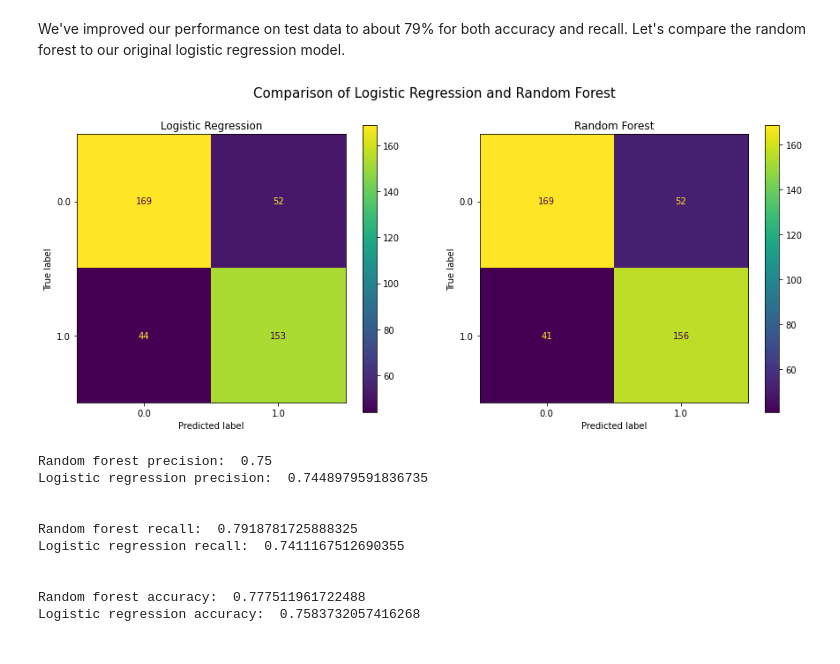
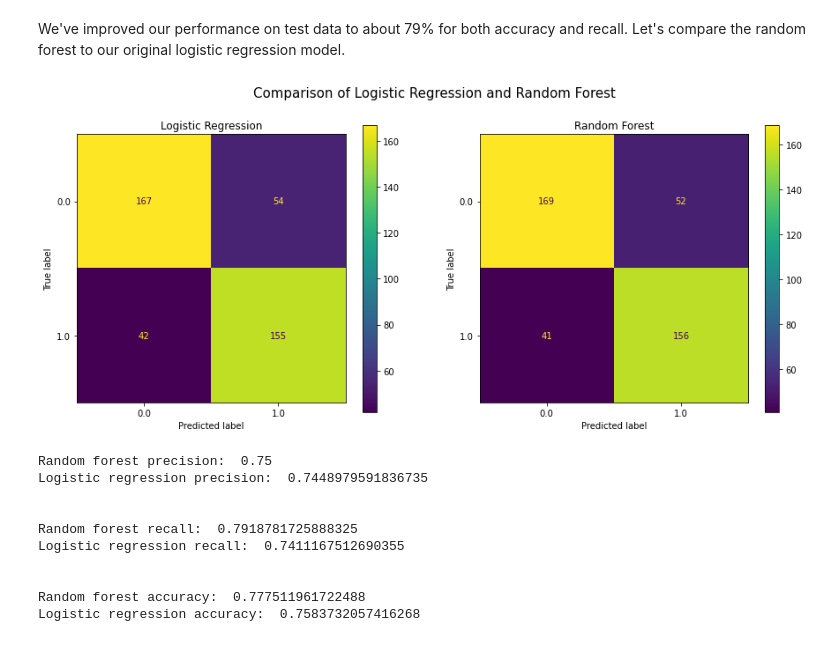
Before and after one commit to emgerber88/County_Pres_Election_Modeling, a Jupyter notebook: County_Pres_Election_Modeling.ipynb, the cells around one changed output. Drawn from its saved outputs; the diff is of its cells as text; code cells hidden in the pictures.

Commit message:
added tuned logistic regression model

```diff
--- a/County_Pres_Election_Modeling.ipynb
+++ b/County_Pres_Election_Modeling.ipynb
@@ -454,0 +458,7 @@ Consequently, we're hoping to minimize our false negatives and maximize our reca
+# %%
+lr_tuned_decision = LogisticRegression(penalty = 'l1', solver = 'liblinear', random_state= 42)
+lr_tuned_pipe = Pipeline([('scaler', StandardScaler()),
+                    ('model', lr_tuned_decision)])
+lr_tuned_params = {'model__C': [.1, 1, 10, 100]}
+lr_tuned_cv = GridSearchCV(estimator = lr_tuned_pipe, param_grid = lr_tuned_params, cv = 5, return_train_score=True)
+lr_tuned_cv.fit(X_train, y_train)
@@ -454,0 +483,3 @@ Consequently, we're hoping to minimize our false negatives and maximize our reca
+# %%
+best_lr_tuned_model = lr_tuned_cv.best_estimator_
+y_pred_lr_tuned = best_lr_tuned_model.predict(X_test)
@@ -578,15 +628,15 @@ We've improved our performance on test data to about 79% for both accuracy and r
 # %%
 fig, axes = plt.subplots(nrows=1, ncols=2, figsize=(15, 6))
 
 fig.suptitle('Comparison of Logistic Regression and Random Forest', fontsize = 15)
 
 axes[0].set_title("Logistic Regression")
 axes[1].set_title("Random Forest")
 
-plot_confusion_matrix(baseline_pipe, X_test, y_test, ax=axes[0])
+plot_confusion_matrix(best_lr_tuned_model, X_test, y_test, ax=axes[0])
 plot_confusion_matrix(best_rf_model, X_test, y_test, ax=axes[1]);
 # %% [output]
-[figure, old version]
+[figure, new version]
 # %%
 print('Random forest precision: ', precision_score(y_test, y_pred_rf))
 print('Logistic regression precision: ', precision_score(y_test, y_test_pred))
```
Also changed, not shown: parts of 12 cells of this notebook.
